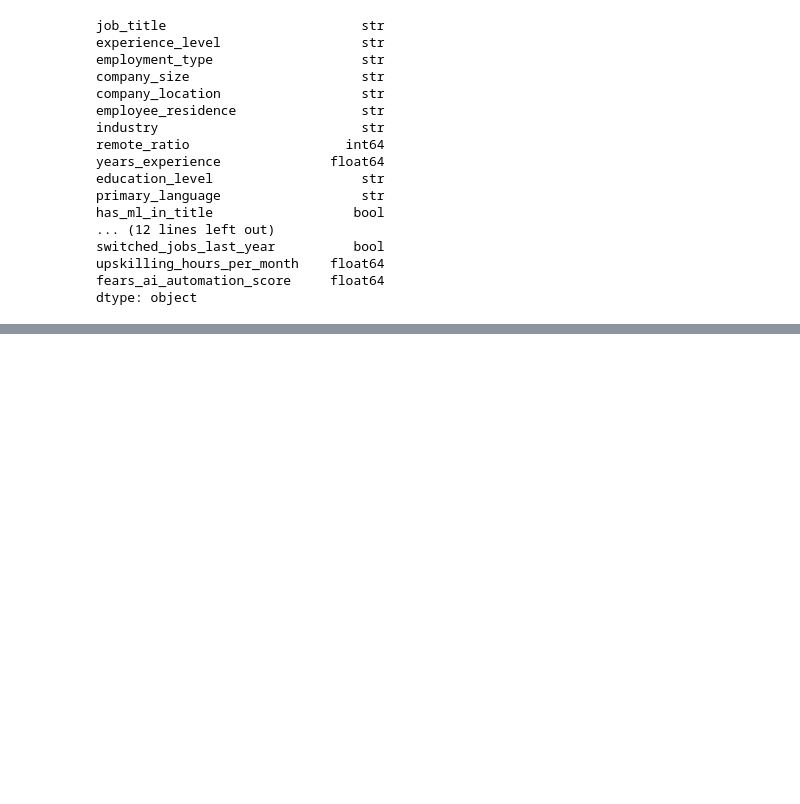
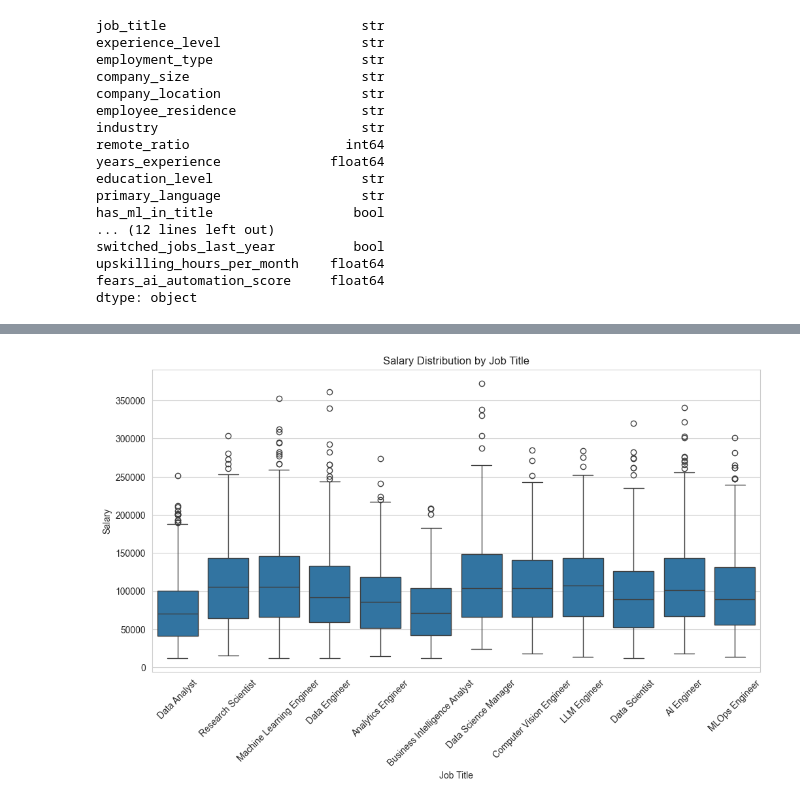
Before and after one commit to elaarhumphrey/Predicting-High-Paying-Data-Science-Roles-in-2026, a Jupyter notebook: AI AND DATA SCIENCE.ipynb, the cells around one changed output, grey strips where cells are left out. Saved outputs shown, nothing was run; the diff lists cells and outputs as text; code cells hidden in the pictures; blank space fills up the shorter version.

```diff
--- a/AI AND DATA SCIENCE.ipynb
+++ b/AI AND DATA SCIENCE.ipynb
@@ -135,0 +201,11 @@ KeyError: "None of [Index(['categorical_column'], dtype='str')] are in the [colu
+# %%
+#Box plot of the salary distribution by job title
+plt.figure(figsize=(12, 6))
+sns.boxplot(x='job_title', y='salary_usd', data=df)
+plt.title('Salary Distribution by Job Title')
+plt.xlabel('Job Title')
+plt.ylabel('Salary')
+plt.xticks(rotation=45)
+plt.show()
+# %% [output]
+[figure, added]
```
Also changed, not shown: parts of 12 cells of this notebook.
